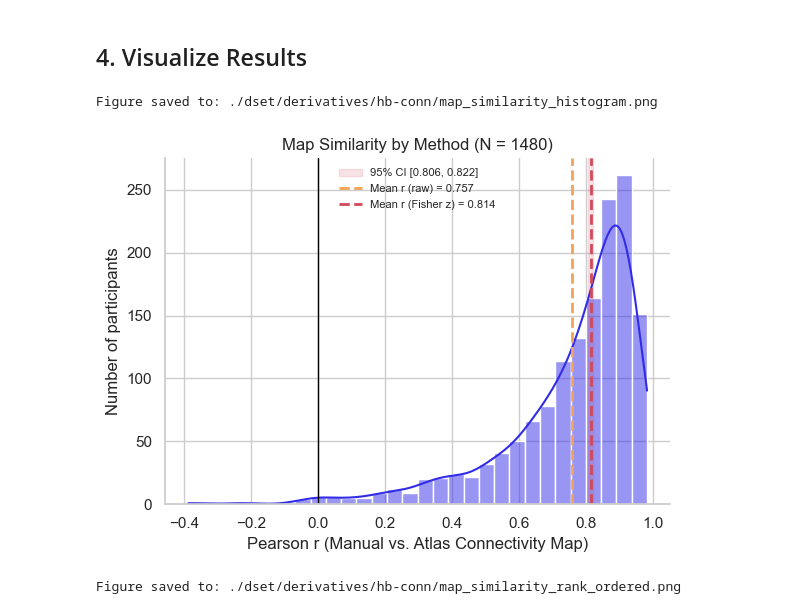
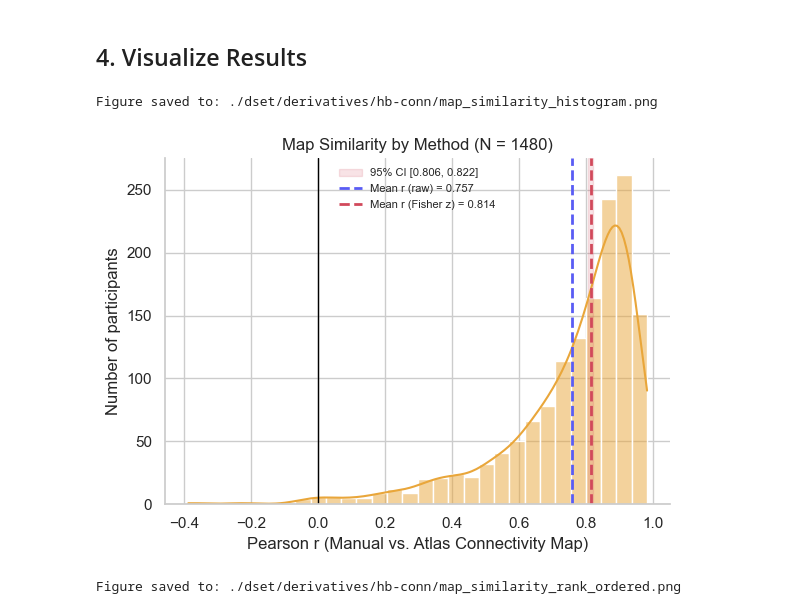
Before and after one commit to chlohamp/habenula-comparison, a Jupyter notebook: 2aiii-pairedttest.ipynb, the cells around one changed output. Saved outputs shown, nothing was run; the diff lists cells and outputs as text; code cells hidden in the pictures.

Commit message:
organizing colors

```diff
--- a/2aiii-pairedttest.ipynb
+++ b/2aiii-pairedttest.ipynb
@@ -177,36 +177,36 @@ subject_id  pearson_r  p_value
 import seaborn as sns
 
 sns.set_theme(style="whitegrid")
 
 # --- Distribution of per-subject map-similarity r, with both means shown ---
 # The raw arithmetic mean of r and the Fisher z-derived mean (what the CI is actually built
 # from) differ here (0.757 vs. 0.814) because the z-transform is nonlinear - it stretches
 # values near +1 more than values near 0, so the tightly-packed high-r majority gets more
 # leverage in z-space than in a plain average. Both are shown so it's clear the CI belongs
 # to the z-derived mean, not the raw one.
 fig, ax = plt.subplots(figsize=(6, 4.5))
-sns.histplot(r_series, bins=30, kde=True, color="#322ce8", edgecolor="white", ax=ax)
+sns.histplot(r_series, bins=30, kde=True, color="#e9a63a", edgecolor="white", ax=ax)
 ax.axvline(0, color="black", linewidth=1)
 ax.axvspan(r_ci_low, r_ci_high, color="#d1495b", alpha=0.15,
            label=f"95% CI [{r_ci_low:.3f}, {r_ci_high:.3f}]")
-ax.axvline(r_series.mean(), color="#f4a259", linestyle="--", linewidth=2,
+ax.axvline(r_series.mean(), color="#595cf4", linestyle="--", linewidth=2,
            label=f"Mean r (raw) = {r_series.mean():.3f}")
 ax.axvline(mean_r_from_z, color="#d1495b", linestyle="--", linewidth=2,
            label=f"Mean r (Fisher z) = {mean_r_from_z:.3f}")
 ax.set_xlabel("Pearson r (Manual vs. Atlas Connectivity Map)")
 ax.set_ylabel("Number of participants")
 ax.set_title(f"Map Similarity by Method (N = {len(r_series)})")
 ax.legend(frameon=False, fontsize=8)
 sns.despine(ax=ax)
 fig.tight_layout()
 
 fig_path = op.join(hb_conn_dir, "map_similarity_histogram.png")
 fig.savefig(fig_path, dpi=150, bbox_inches="tight")
 print(f"Figure saved to: {fig_path}")
 plt.show()
 # %% [output]
 Figure saved to: ./dset/derivatives/hb-conn/map_similarity_histogram.png
-[figure, old version]
+[figure, new version]
 # %%
 # --- Rank-ordered r per subject, to show the tail of low/negative-r subjects ---
 # Rendered with fill_between (one filled polygon per sign) rather than one bar patch per
```
Also changed, not shown: parts of 2 cells of this notebook, 2 other files.
